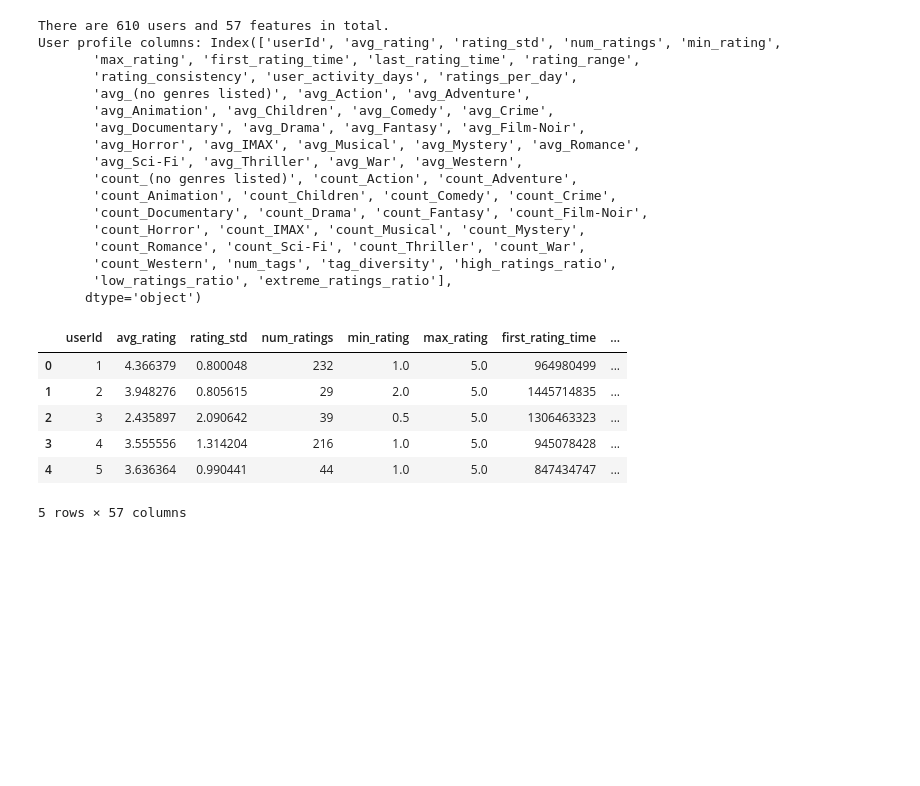
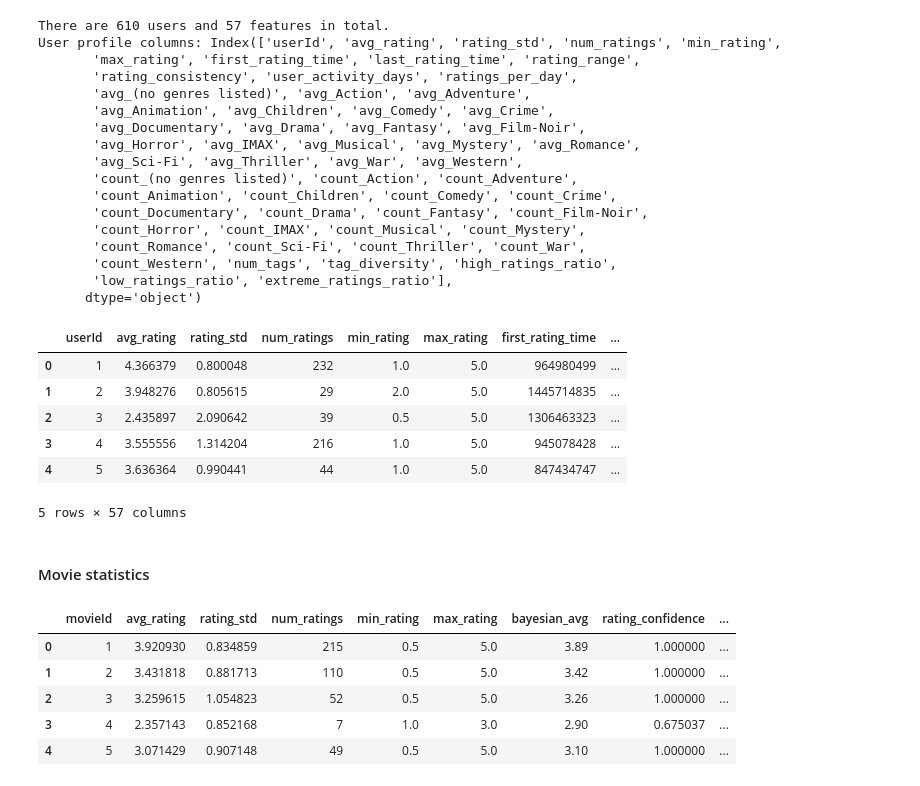
Before and after one commit to tijanatoskovic/Movies-Recommendations, a Jupyter notebook: ga/genetic_algorithm.ipynb, the cells around one changed output. Saved outputs shown, nothing was run; the diff lists cells and outputs as text; code cells hidden in the pictures; blank space fills up the shorter version.

```diff
--- a/ga/genetic_algorithm.ipynb
+++ b/ga/genetic_algorithm.ipynb
@@ -841,0 +847,33 @@ User profile columns: Index(['userId', 'avg_rating', 'rating_std', 'num_ratings'
+# %% [markdown]
+#### Movie statistics
+# %%
+movie_stats = ratings.groupby('movieId').agg(
+    avg_rating=('rating', 'mean'),
+    rating_std=('rating', 'std'),
+    num_ratings=('rating', 'count'),
+    min_rating=('rating', 'min'),
+    max_rating=('rating', 'max')
+).reset_index()
+
+# Bayesian average that we calculated earlier
+movie_stats = movie_stats.merge(bayesian_avgs, on='movieId')
+
+# Additional derived features
+movie_stats['rating_confidence'] = np.minimum(movie_stats['num_ratings'] / C, 1.0)      # Reminder: C - average number of ratings per movie
+movie_stats['rating_range'] = movie_stats['max_rating'] - movie_stats['min_rating']
+movie_stats['rating_std'] = movie_stats['rating_std'].fillna(0)                         # Movies with 1 rating have NaN std
+
+# Popularity score (log-scaled to avoid extreme values)
+movie_stats['popularity_score'] = np.log1p(movie_stats['num_ratings'])
+
+# Controversy score (high std = polarizing movie)
+movie_stats['controversy_score'] = movie_stats['rating_std']
+
+movie_stats.head()
+# %% [output]
+|  | movieId | avg_rating | rating_std | num_ratings | min_rating | max_rating | bayesian_avg | rating_confidence | ... |
+| 0 | 1 | 3.920930 | 0.834859 | 215 | 0.5 | 5.0 | 3.89 | 1.000000 | ... |
+| 1 | 2 | 3.431818 | 0.881713 | 110 | 0.5 | 5.0 | 3.42 | 1.000000 | ... |
+| 2 | 3 | 3.259615 | 1.054823 | 52 | 0.5 | 5.0 | 3.26 | 1.000000 | ... |
+| 3 | 4 | 2.357143 | 0.852168 | 7 | 1.0 | 3.0 | 2.90 | 0.675037 | ... |
+| 4 | 5 | 3.071429 | 0.907148 | 49 | 0.5 | 5.0 | 3.10 | 1.000000 | ... |
```
Also changed, not shown: parts of 10 cells of this notebook, 1 other file.
